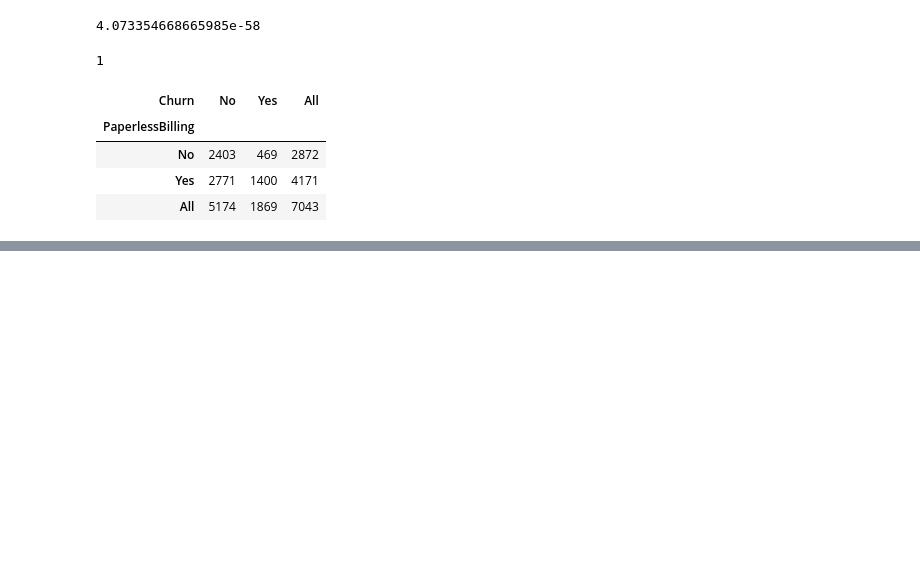
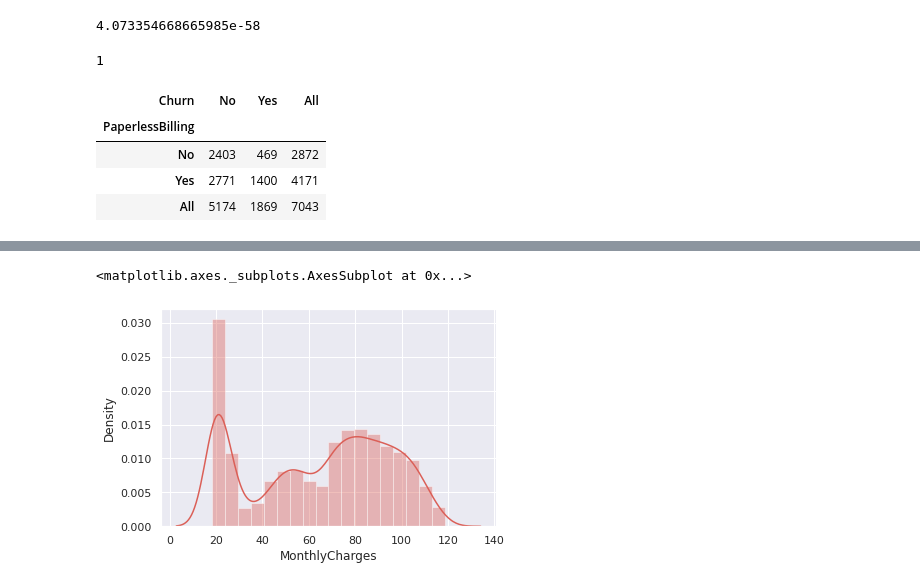
Before and after one commit to shelly2904/DATA_SCIENCE, a Jupyter notebook: EDA/Applied_Statistics.ipynb, the cells around one changed output, grey strips where cells are left out. Saved outputs shown, nothing was run; the diff lists cells and outputs as text; code cells hidden in the pictures; blank space fills up the shorter version.

```diff
--- a/EDA/Applied_Statistics.ipynb
+++ b/EDA/Applied_Statistics.ipynb
@@ -410,0 +519,5 @@ pd.crosstab(index=churn_df["PaperlessBilling"], columns=churn_df["Churn"], margi
+# %%
+sns.distplot(churn_df["MonthlyCharges"], hist=True)
+# %% [output]
+<matplotlib.axes._subplots.AxesSubplot at 0x...>
+[figure, added]
```
Also changed, not shown: parts of 19 cells of this notebook.
